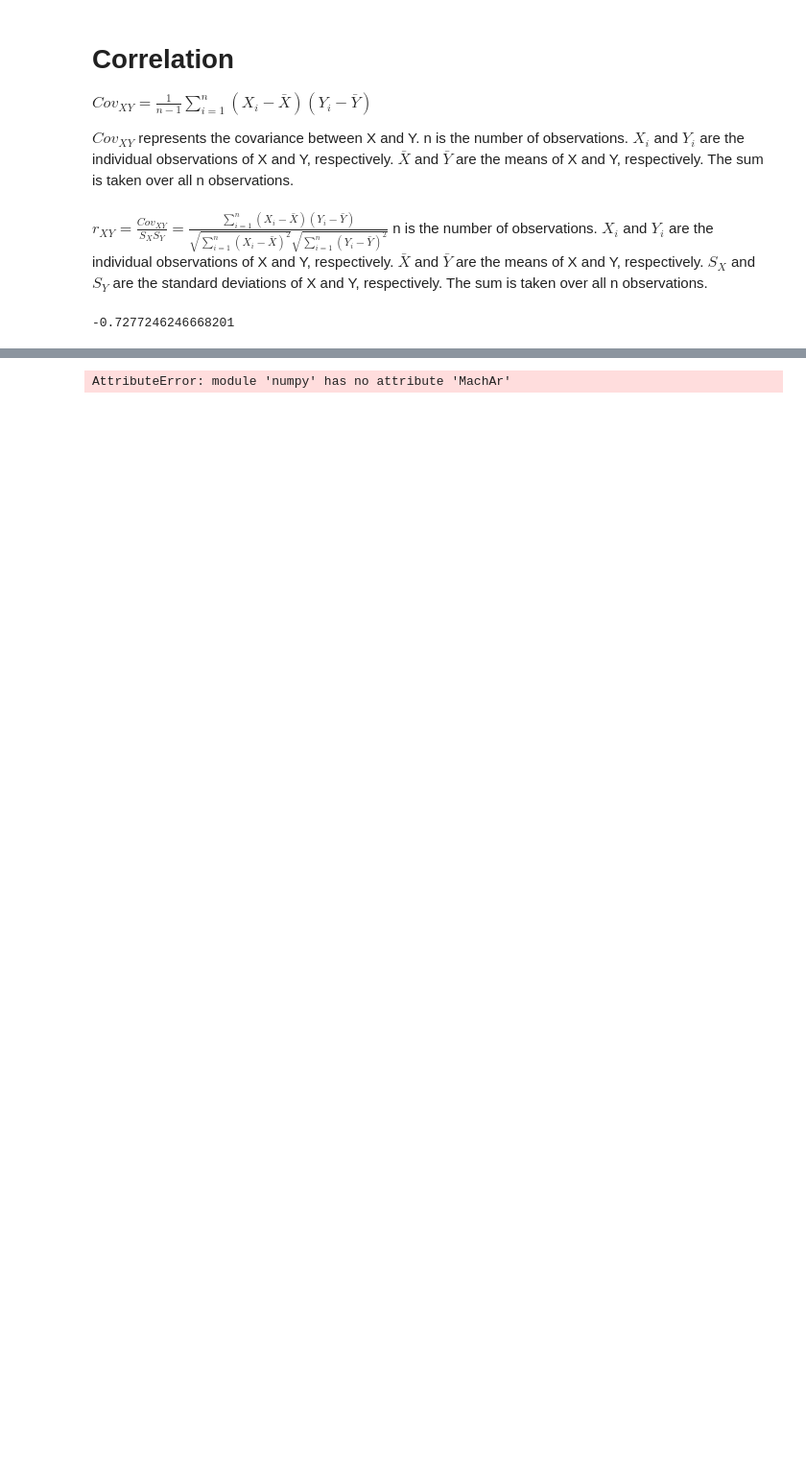
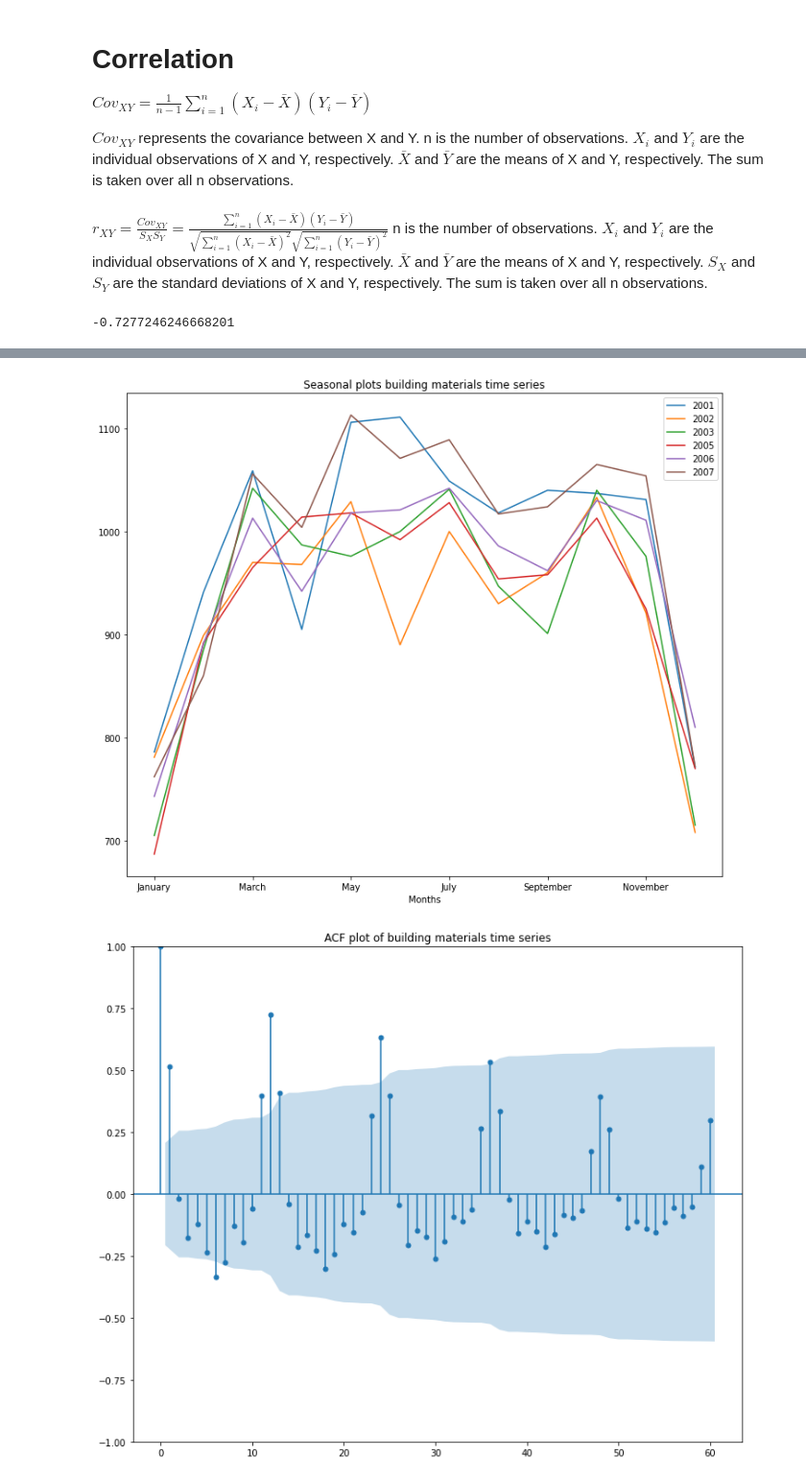
Before and after one commit to shahidzk1/Numerical_analysis, a Jupyter notebook: week8/Week8.ipynb, the cells around one changed output, grey strips where cells are left out. Shown at 96% size. Cells and saved outputs as stored; diff of their text form; code cells hidden in the pictures; blank space fills up the shorter version.

```diff
--- a/week8/Week8.ipynb
+++ b/week8/Week8.ipynb
@@ -83,17 +96,21 @@ print(correlval)
 # %%
 from pandas.plotting import autocorrelation_plot
 from statsmodels.graphics.tsaplots import plot_acf
-series1 = read_excel('CementProduction.xls', sheetname='Data', header=0,
+series1 = read_excel('CementProduction.xls', sheet_name='Data', header=0,
               index_col=0, parse_dates=True)
-series2 = read_excel('CementProduction.xls', sheetname='SeasonalData', header=0,
+series2 = read_excel('CementProduction.xls', sheet_name='SeasonalData', header=0,
                     index_col=0, parse_dates=True)
-series2.plot(title='Seasonal plots building materials time series')
-pyplot.show()
+fig, ax = plt.subplots(figsize=(12,10))
+series2.plot(title='Seasonal plots building materials time series', ax=ax)
+plt.show()
 
-plot_acf(series1, title='ACF plot of building materials time series', lags=60)
-pyplot.show()
+fig, ax = plt.subplots(figsize=(12,10))
+plot_acf(series1, title='ACF plot of building materials time series', lags=60, ax=ax)
+plt.show()
 
-autocorrelation_plot(series1)
-pyplot.show()
+fig, ax = plt.subplots(figsize=(12,10))
+autocorrelation_plot(series1, ax=ax)
+plt.show()
 # %% [output]
-AttributeError: module 'numpy' has no attribute 'MachAr'
+[figure, added]
+[figure, added]
```
Also changed, not shown: parts of 3 cells of this notebook.
